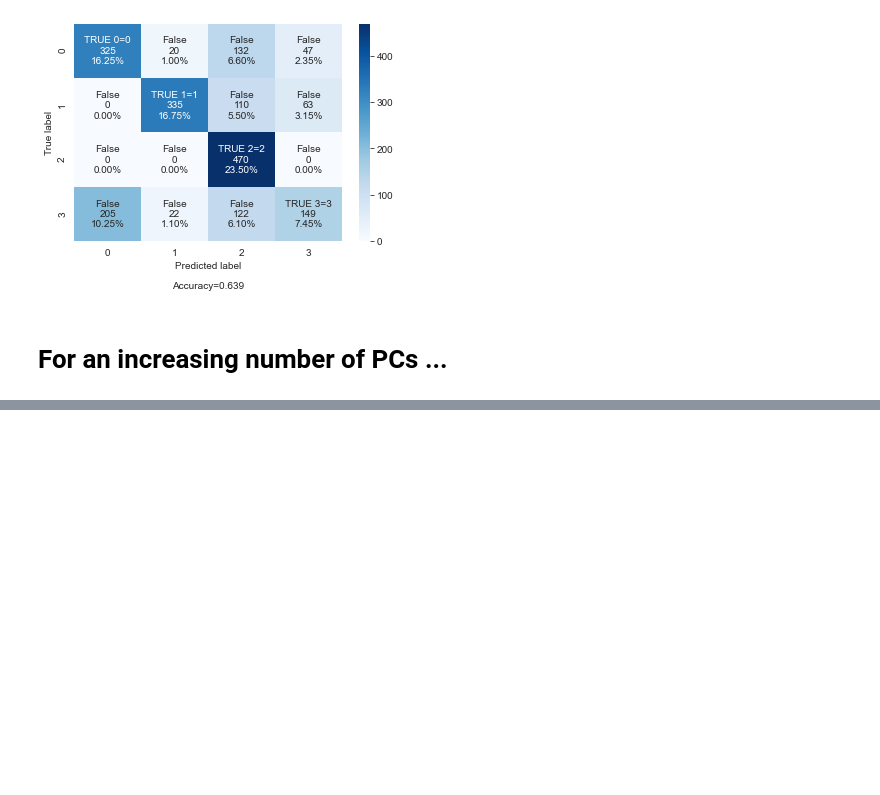
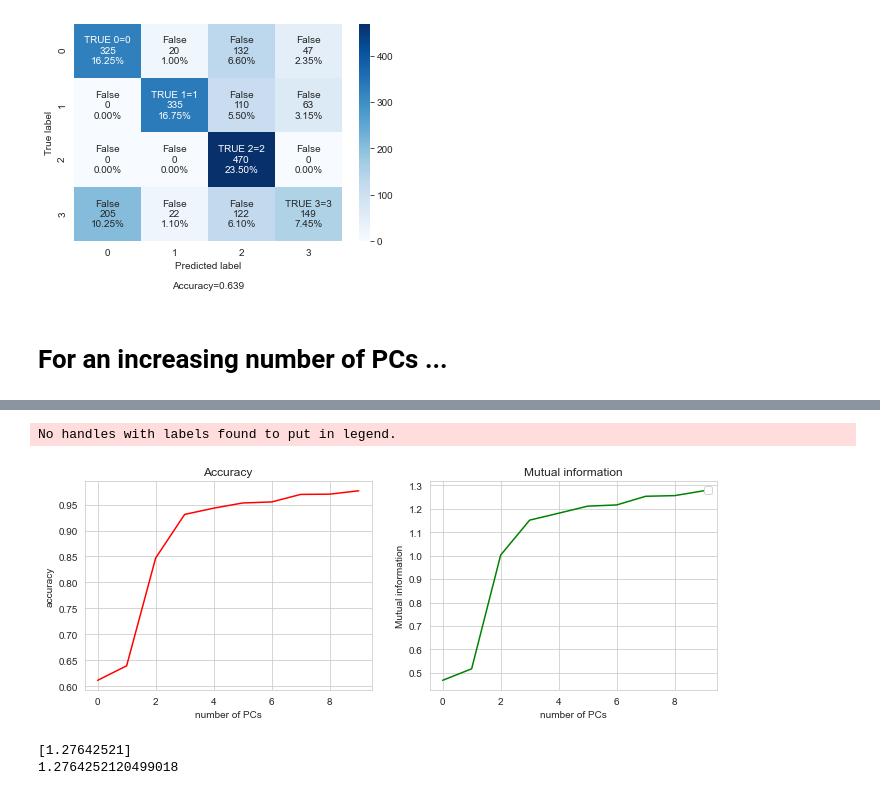
Before and after one commit to ansuini/dottorato_AI_area, a Jupyter notebook: Ex2/logistic_regression_ex2.ipynb, the cells around one changed output, grey strips where cells are left out. Cells and saved outputs as stored; diff of their text form; code cells hidden in the pictures; blank space fills up the shorter version.

```diff
--- a/Ex2/logistic_regression_ex2.ipynb
+++ b/Ex2/logistic_regression_ex2.ipynb
@@ -268,0 +271,25 @@ Please also refer to the documentation for alternative solver options:
+# %%
+fig, ax = plt.subplots(1, 2, figsize=(10, 4))
+fig.tight_layout(pad=3)
+
+ax[0].plot(accuracy_list,     color='r')
+ax[0].set(title='Accuracy', ylabel='accuracy', xlabel='number of PCs')
+
+ax[1].plot(mutual_info_list,  color='g')
+ax[1].set(title='Mutual information', ylabel='Mutual information', xlabel='number of PCs')
+
+plt.legend()
+plt.show()
+# %% [output]
+No handles with labels found to put in legend.
+[figure, added]
+# %%
+from sklearn.feature_selection import mutual_info_classif
+from sklearn.metrics import mutual_info_score
+
+
+print(mutual_info_classif(y_test.reshape(-1,1), y_pred, discrete_features = True)) # mutual information of 0.69, expressed in nats
+print(mutual_info_score(y_test, y_pred)) # information gain of 0.69, expressed in nats
+# %% [output]
+[1.27642521]
+1.2764252120499018
```
Also changed, not shown: parts of 5 cells of this notebook.
